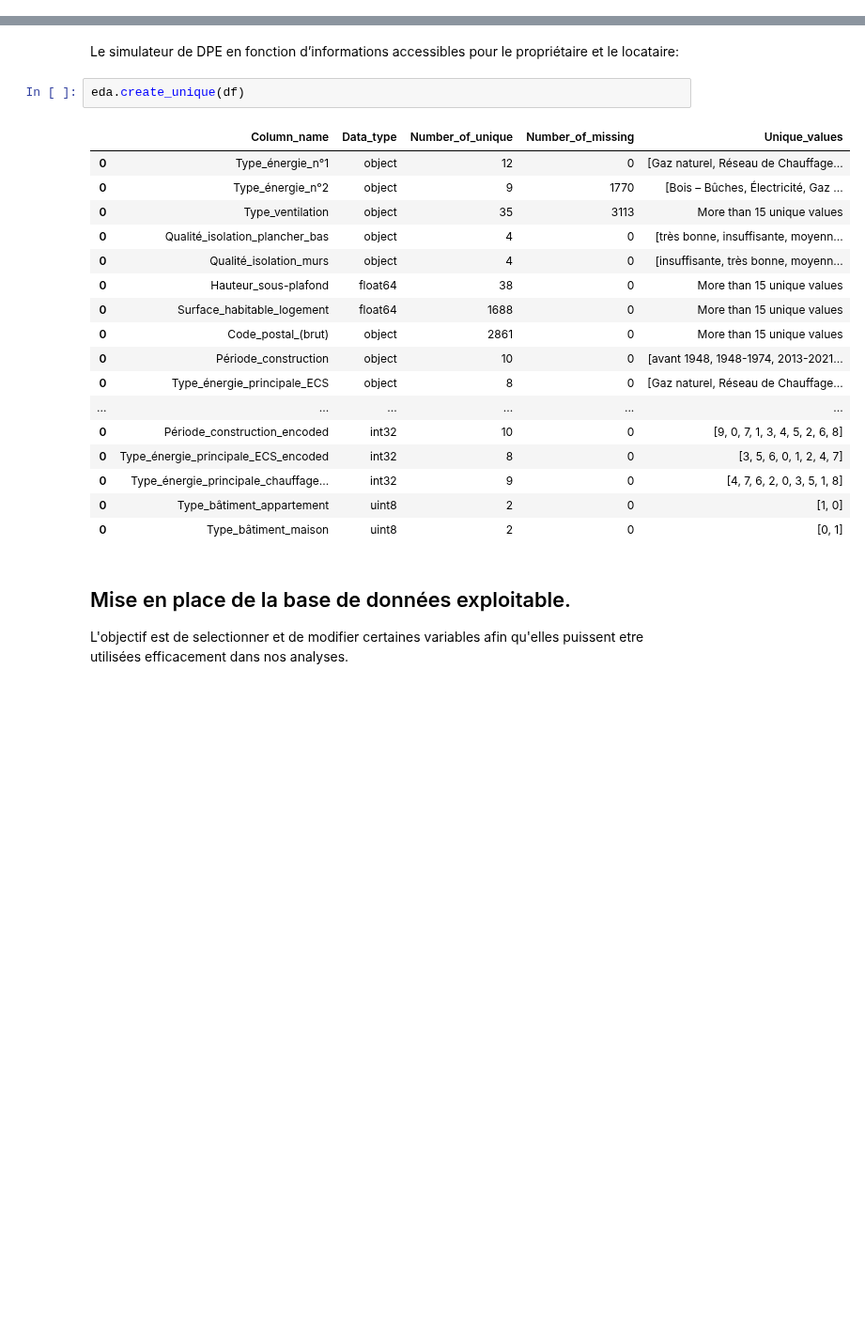
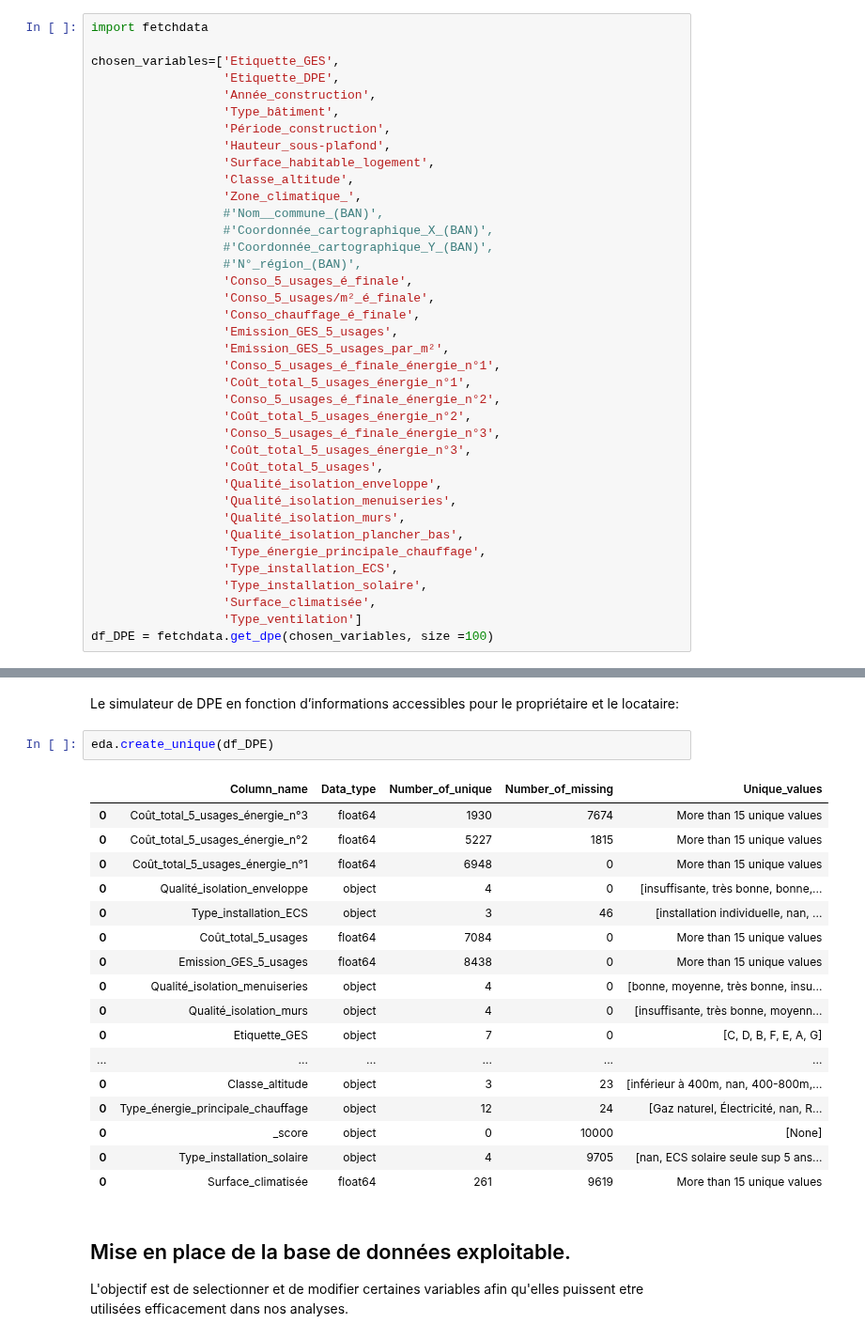
Before and after one commit to LACHQER-Wiam/Projet-Python, a Jupyter notebook: data.ipynb, the cells around one changed output, grey strips where cells are left out. Shown at 94% size. Cells and saved outputs as stored; diff of their text form; blank space fills up the shorter version.

Commit message:
choix de variables 1

```diff
--- a/data.ipynb
+++ b/data.ipynb
@@ -46,0 +33,38 @@ Fetched 10000 observations
+# %%
+import fetchdata
+
+chosen_variables=['Etiquette_GES',
+                  'Etiquette_DPE',
+                  'Année_construction',
+                  'Type_bâtiment',
+                  'Période_construction',
+                  'Hauteur_sous-plafond',
+                  'Surface_habitable_logement',
+                  'Classe_altitude',
+                  'Zone_climatique_',
+                  #'Nom__commune_(BAN)',
+                  #'Coordonnée_cartographique_X_(BAN)',
+                  #'Coordonnée_cartographique_Y_(BAN)',
+                  #'N°_région_(BAN)',
+                  'Conso_5_usages_é_finale',
+                  'Conso_5_usages/m²_é_finale',
+                  'Conso_chauffage_é_finale',
+                  'Emission_GES_5_usages',
+                  'Emission_GES_5_usages_par_m²',
+                  'Conso_5_usages_é_finale_énergie_n°1',
+                  'Coût_total_5_usages_énergie_n°1',
+                  'Conso_5_usages_é_finale_énergie_n°2',
+                  'Coût_total_5_usages_énergie_n°2',
+                  'Conso_5_usages_é_finale_énergie_n°3',
+                  'Coût_total_5_usages_énergie_n°3',
+                  'Coût_total_5_usages',
+                  'Qualité_isolation_enveloppe',
+                  'Qualité_isolation_menuiseries',
+                  'Qualité_isolation_murs',
+                  'Qualité_isolation_plancher_bas',
+                  'Type_énergie_principale_chauffage',
+                  'Type_installation_ECS',
+                  'Type_installation_solaire',
+                  'Surface_climatisée',
+                  'Type_ventilation']
+df_DPE = fetchdata.get_dpe(chosen_variables, size =100)
@@ -53,25 +79,25 @@ eda.scatterplot(df, "Surface_habitable_logement", "Hauteur_sous-plafond", "Etiqu
 # %% [markdown]
 Le simulateur de DPE en fonction d’informations accessibles pour le propriétaire et le locataire:
 # %%
-eda.create_unique(df)
+eda.create_unique(df_DPE)
 # %% [output]
 |  | Column_name | Data_type | Number_of_unique | Number_of_missing | Unique_values |
-| 0 | Type_énergie_n°1 | object | 12 | 0 | [Gaz naturel, Réseau de Chauffage... |
-| 0 | Type_énergie_n°2 | object | 9 | 1770 | [Bois – Bûches, Électricité, Gaz ... |
-| 0 | Type_ventilation | object | 35 | 3113 | More than 15 unique values |
-| 0 | Qualité_isolation_plancher_bas | object | 4 | 0 | [très bonne, insuffisante, moyenn... |
+| 0 | Coût_total_5_usages_énergie_n°3 | float64 | 1930 | 7674 | More than 15 unique values |
+| 0 | Coût_total_5_usages_énergie_n°2 | float64 | 5227 | 1815 | More than 15 unique values |
+| 0 | Coût_total_5_usages_énergie_n°1 | float64 | 6948 | 0 | More than 15 unique values |
+| 0 | Qualité_isolation_enveloppe | object | 4 | 0 | [insuffisante, très bonne, bonne,... |
+| 0 | Type_installation_ECS | object | 3 | 46 | [installation individuelle, nan, ... |
+| 0 | Coût_total_5_usages | float64 | 7084 | 0 | More than 15 unique values |
+| 0 | Emission_GES_5_usages | float64 | 8438 | 0 | More than 15 unique values |
+| 0 | Qualité_isolation_menuiseries | object | 4 | 0 | [bonne, moyenne, très bonne, insu... |
 | 0 | Qualité_isolation_murs | object | 4 | 0 | [insuffisante, très bonne, moyenn... |
-| 0 | Hauteur_sous-plafond | float64 | 38 | 0 | More than 15 unique values |
-| 0 | Surface_habitable_logement | float64 | 1688 | 0 | More than 15 unique values |
-| 0 | Code_postal_(brut) | object | 2861 | 0 | More than 15 unique values |
-| 0 | Période_construction | object | 10 | 0 | [avant 1948, 1948-1974, 2013-2021... |
-| 0 | Type_énergie_principale_ECS | object | 8 | 0 | [Gaz naturel, Réseau de Chauffage... |
+| 0 | Etiquette_GES | object | 7 | 0 | [C, D, B, F, E, A, G] |
 | ... | ... | ... | ... | ... | ... |
-| 0 | Période_construction_encoded | int32 | 10 | 0 | [9, 0, 7, 1, 3, 4, 5, 2, 6, 8] |
-| 0 | Type_énergie_principale_ECS_encoded | int32 | 8 | 0 | [3, 5, 6, 0, 1, 2, 4, 7] |
-| 0 | Type_énergie_principale_chauffage... | int32 | 9 | 0 | [4, 7, 6, 2, 0, 3, 5, 1, 8] |
-| 0 | Type_bâtiment_appartement | uint8 | 2 | 0 | [1, 0] |
-| 0 | Type_bâtiment_maison | uint8 | 2 | 0 | [0, 1] |
+| 0 | Classe_altitude | object | 3 | 23 | [inférieur à 400m, nan, 400-800m,... |
+| 0 | Type_énergie_principale_chauffage | object | 12 | 24 | [Gaz naturel, Électricité, nan, R... |
+| 0 | _score | object | 0 | 10000 | [None] |
+| 0 | Type_installation_solaire | object | 4 | 9705 | [nan, ECS solaire seule sup 5 ans... |
+| 0 | Surface_climatisée | float64 | 261 | 9619 | More than 15 unique values |
 # %% [markdown]
 ## Mise en place de la base de données exploitable.
 L'objectif est de selectionner et de modifier certaines variables afin qu'elles puissent etre utilisées efficacement dans nos analyses.
```
Also changed, not shown: parts of 3 cells of this notebook.
